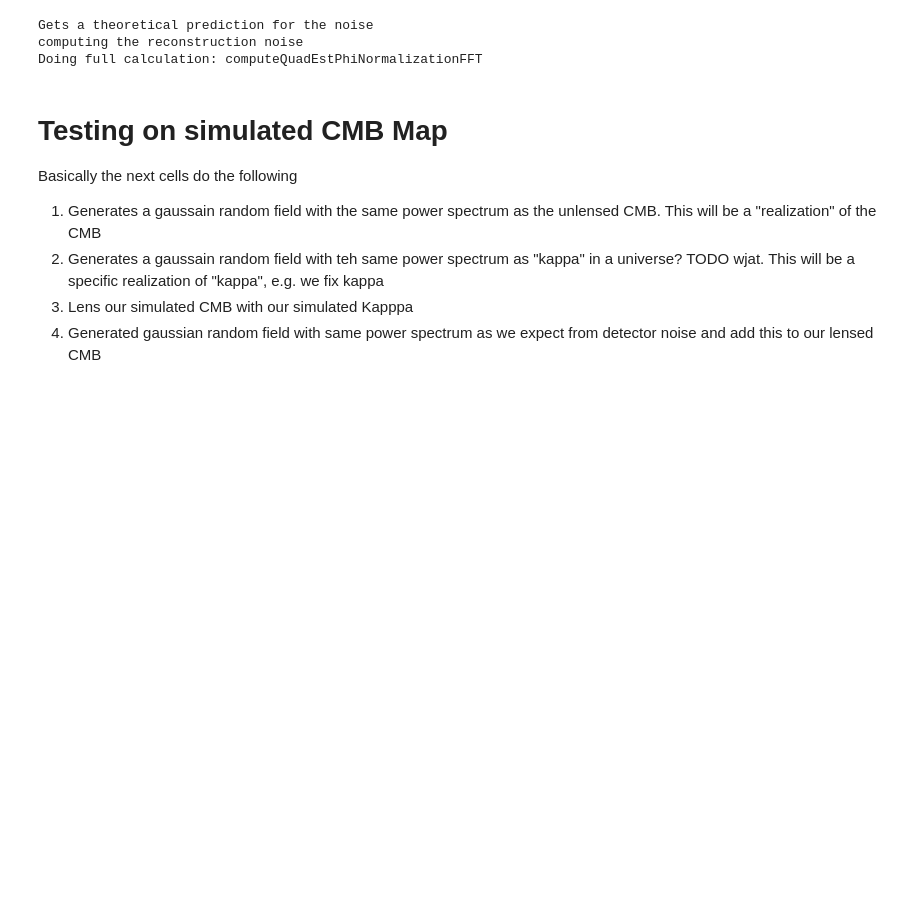
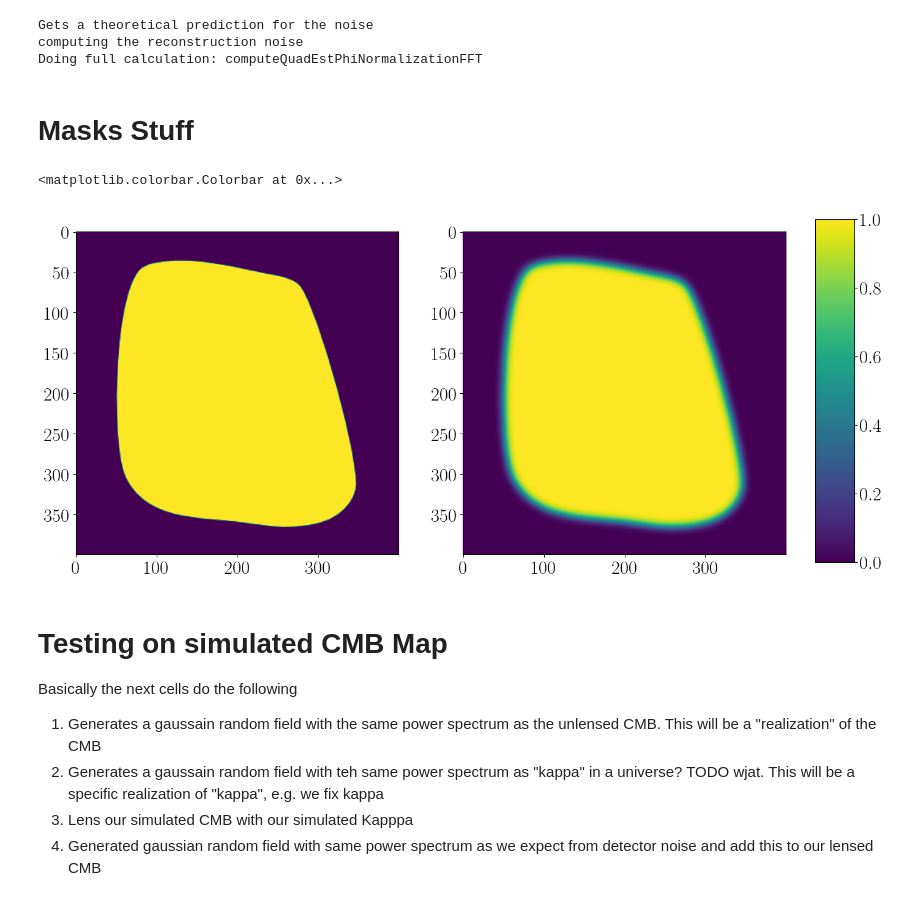
Before and after one commit to EmmanuelSchaan/LensQuEst, a Jupyter notebook: dev/scratch.ipynb, the cells around one changed output. Drawn from its saved outputs; the diff is of its cells as text; code cells hidden in the pictures; blank space fills up the shorter version.

```diff
--- a/dev/scratch.ipynb
+++ b/dev/scratch.ipynb
@@ -67,3 +67,5 @@ fNqCmb_fft = baseMap.forecastN0Kappa(cmb.funlensedTT, cmb.fCtotal, lMin=lMin, lM
 Gets a theoretical prediction for the noise
 computing the reconstruction noise
 Doing full calculation: computeQuadEstPhiNormalizationFFT
+# %% [markdown]
+# Masks Stuff
@@ -70,3 +76,20 @@ Doing full calculation: computeQuadEstPhiNormalizationFFT
+# %%
+from scipy.ndimage import gaussian_filter
+from scipy.fft import fft2
+
+mask = 1-rgb2gray(plt.imread('../data/input/mask_simple400x400.png'))
+apodized_mask = gaussian_filter(mask, 5)
+fig, axs = plt.subplots(ncols=2, figsize=(16,8))
+
+im0 = axs[0].imshow(mask, vmin=0, vmax=1)
+im1 = axs[1].imshow(apodized_mask, vmin=0, vmax=1)
+
+fig.subplots_adjust(right=0.85)
+cbar_ax = fig.add_axes([0.88, 0.15, 0.04, 0.7])
+fig.colorbar(im1, cax=cbar_ax)
+# %% [output]
+<matplotlib.colorbar.Colorbar at 0x...>
+[figure, added]
 # %% [markdown]
 # Testing on simulated CMB Map
 Basically the next cells do the following
```
Also changed, not shown: parts of 15 cells of this notebook, 4 other files.
